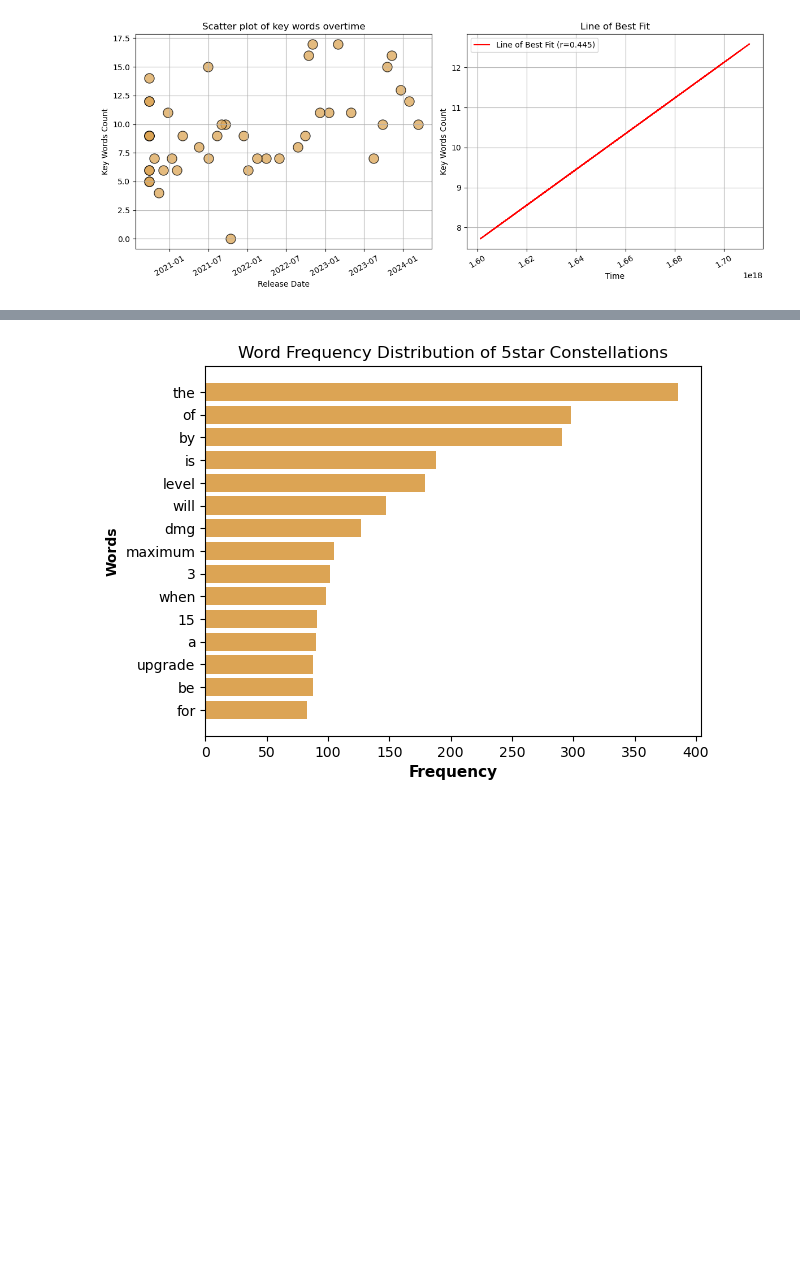
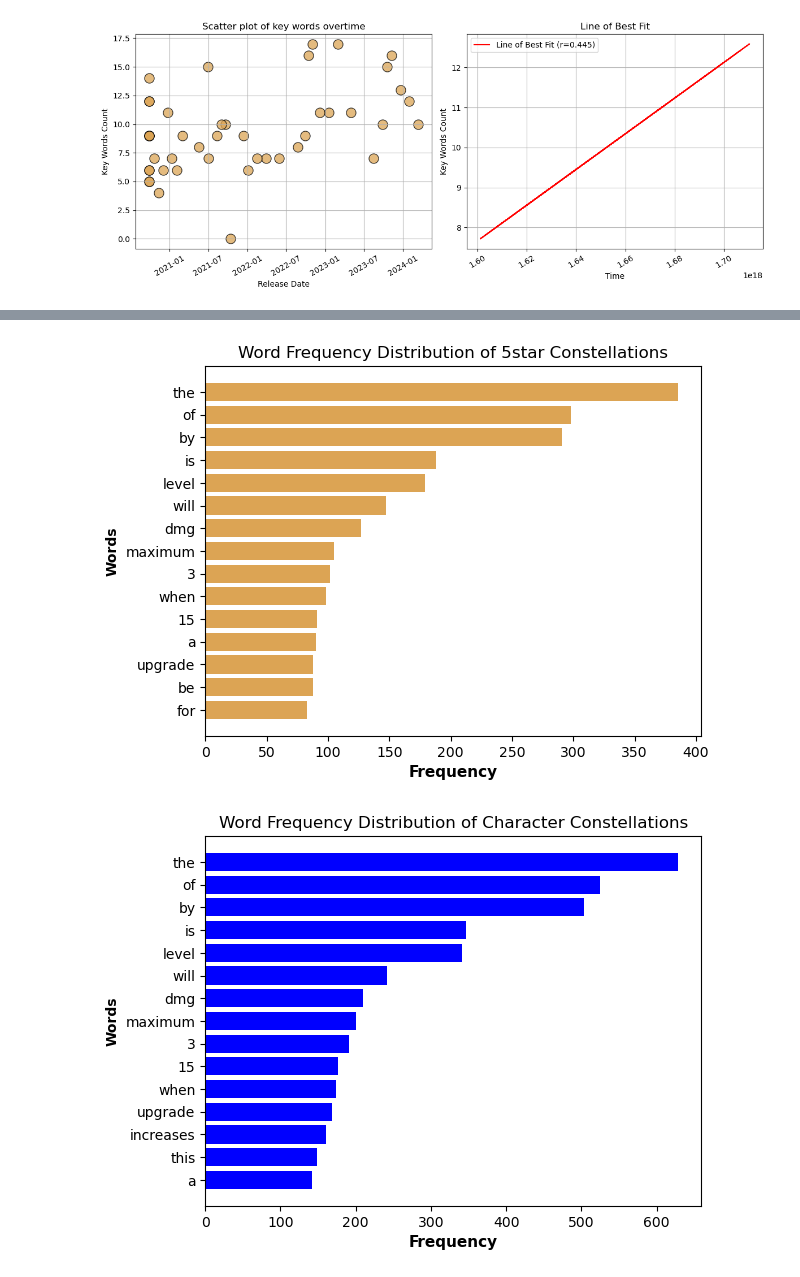
Before and after one commit to igntobias/BEE2041_Project, a Jupyter notebook: BEE_2041_Project_Pandas_File.ipynb, the cells around one changed output, grey strips where cells are left out. Drawn from its saved outputs; the diff is of its cells as text; code cells hidden in the pictures; blank space fills up the shorter version.

```diff
--- a/BEE_2041_Project_Pandas_File.ipynb
+++ b/BEE_2041_Project_Pandas_File.ipynb
@@ -413,30 +440,44 @@ def get_histogram_simple(dataframe):
     testing4 = testing4[::-1]
 #testing4[4:10]
 
+
+    rarity_types = dataframe['Rarity'].unique().tolist()
+
 #Plotting into bar chart
 
-
-    if dataframe['Rarity'][0] == '4star':
-        plt.barh(testing4['Word'], testing4['Frequency'], color = "#945dc4")
+    if len(rarity_types) == 2:
+        plt.barh(testing4['Word'], testing4['Frequency'], color = "blue")
 
         plt.xlabel('Frequency', fontsize = 11, fontweight = 'bold')
         plt.ylabel('Words', fontsize = 10, fontweight = 'bold')
-        plt.title('Word Frequency Distribution of 4star Constellations')
+        plt.title('Word Frequency Distribution of Character Constellations')
         plt.xticks(rotation=0, fontsize = 10)
 
     else:
-        plt.barh(testing4['Word'], testing4['Frequency'], color = "#dca454")
 
-        plt.xlabel('Frequency', fontsize = 11, fontweight = 'bold')
-        plt.ylabel('Words', fontsize = 10, fontweight = 'bold')
-        plt.title('Word Frequency Distribution of 5star Constellations')
-        plt.xticks(rotation=0, fontsize = 10)
+        if dataframe['Rarity'][0] == '4star':
+            plt.barh(testing4['Word'], testing4['Frequency'], color = "#945dc4")
+
+            plt.xlabel('Frequency', fontsize = 11, fontweight = 'bold')
+            plt.ylabel('Words', fontsize = 10, fontweight = 'bold')
+            plt.title('Word Frequency Distribution of 4star Constellations')
+            plt.xticks(rotation=0, fontsize = 10)
+
+        else:
+            plt.barh(testing4['Word'], testing4['Frequency'], color = "#dca454")
+
+            plt.xlabel('Frequency', fontsize = 11, fontweight = 'bold')
+            plt.ylabel('Words', fontsize = 10, fontweight = 'bold')
+            plt.title('Word Frequency Distribution of 5star Constellations')
+            plt.xticks(rotation=0, fontsize = 10)
 
 
     plt.show()
 # %%
 get_histogram_simple(df1_Epic)
 get_histogram_simple(df1_Legendary)
+get_histogram_simple(df1)
 # %% [output]
 [figure]
 [figure]
+[figure, added]
```
Also changed, not shown: parts of 14 cells of this notebook, 1 other file.
